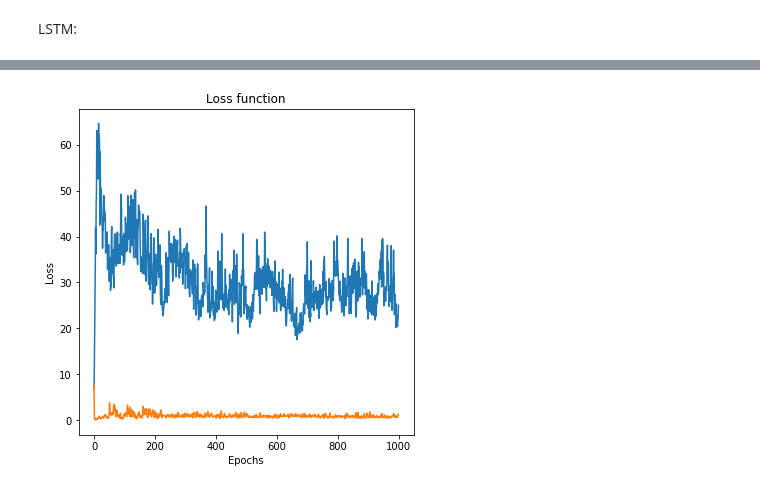
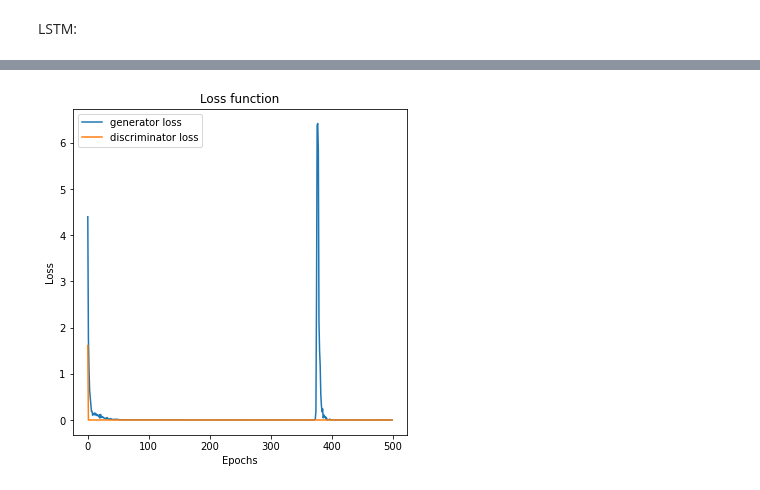
Before and after one commit to gonzaq94/GAN-chaotic-systems, a Jupyter notebook: gan_implementation.ipynb, the cells around one changed output, grey strips where cells are left out. Cells and saved outputs as stored; diff of their text form; code cells hidden in the pictures.

Commit message:
update LSTM and FC GANs

```diff
--- a/gan_implementation.ipynb
+++ b/gan_implementation.ipynb
@@ -269,7 +276,7 @@ _________________________________________________________________
 # %% [markdown]
 ## Train model
 # %%
-loss_generator,loss_discriminator = g.train(X_train,500,128)
+loss_generator,loss_discriminator = g.train(X,500,128)
 # %% [output]
 Epoch 1
 Epoch 2
@@ -338,9 +330,6 @@ plt.show()
 # %% [markdown]
 LSTM:
 # %%
-N = 1000
-X = generate_data(N)
-
 test_size = 0.3
 
 train_test_limit = int((1-test_size)*X.shape[0])
@@ -353,6 +342,8 @@ X_train.shape
 # %%
 class gan_LSTM(object):
     def __init__(self):
+
+        self.input_dim = 3000
         self.generator = Sequential()
         self.discriminator = Sequential()
         self.gan = Model()
@@ -362,18 +353,21 @@ class gan_LSTM(object):
         self.create_gan()
 
     def create_generator(self):
-        self.generator.add(LSTM(100, activation='tanh', recurrent_activation='sigmoid',input_shape=(1,300)))
-        self.generator.add(Dense(units=300,activation ='tanh'))
+        self.generator.add(LSTM(100, activation='tanh', recurrent_activation='sigmoid',input_shape=(1,self.input_dim)))
+        self.generator.add(Dense(units=self.input_dim,activation ='tanh'))
         self.generator.compile(loss='binary_crossentropy', optimizer='adam')
 
     def create_discriminator(self):
 
-        self.discriminator.add(Dense(units=1024,input_dim=300, activation='selu'))
+        self.discriminator.add(BatchNormalization(input_shape=[self.input_dim]))
 
-        self.discriminator.add(Dense(units=512,activation ='selu'))
+
+        self.discriminator.add(Dense(units=100, activation='selu'))
+
+        #self.discriminator.add(Dense(units=512,activation ='selu'))
         #self.discriminator.add(LeakyReLU(alpha=0.2))
 
-        self.discriminator.add(Dense(units=256,activation ='selu'))
+        self.discriminator.add(Dense(units=20,activation ='selu'))
         #self.discriminator.add(LeakyReLU(alpha=0.2))
 
         self.discriminator.add(Dense(units=1, activation='sigmoid'))
@@ -383,7 +377,7 @@ class gan_LSTM(object):
     def create_gan(self):
 
         self.discriminator.trainable=False
-        gan_input = Input(shape=(1,300,))
+        gan_input = Input(shape=(1,self.input_dim,))
         x = self.generator(gan_input)
         gan_output= self.discriminator(x)
         self.gan = Model(inputs=gan_input, outputs=gan_output)
@@ -421,11 +415,13 @@ class gan_LSTM(object):
 
                 N = np.shape(real_trajectory)[0]#we now use N instead of batch_size, as the last batch
                                                 #may be smaller than the batch size
+                if N == 0:
+                  break
 
                 #generate  random noise as an input  to  initialize the  generator
-                noise= np.random.normal(0,1, [N,1 ,300])
+                noise= np.random.normal(0,1, [N,1 ,self.input_dim])
 
-                generated_trajectory = self.generator.predict(noise)#.reshape(N,100,3)
+                generated_trajectory = np.array(self.generator.predict(noise))#.reshape(N,100,3)
                 #Construct different batches of  real and fake data
 
                 X= np.concatenate([real_trajectory, generated_trajectory], axis=0)
@@ -441,7 +437,7 @@ class gan_LSTM(object):
 
 
                 #Tricking the noised input of the Generator as real data
-                noise= np.random.normal(0,1, [N,1, 300])
+                noise= np.random.normal(0,1, [N,1, self.input_dim])
                 y_gen = np.ones(N)
 
                 # During the training of gan,
@@ -461,7 +457,7 @@ class gan_LSTM(object):
 
     def generate(self,N):
 
-        noise= np.random.normal(0,1, [N,1, 300])
+        noise= np.random.normal(0,1, [N,1, self.input_dim])
 
         return np.transpose(self.generator.predict(noise))
 # %%
@@ -490,4 +486,4 @@ _________________________________________________________________
 # %%
-loss,loss_discriminator = g_LSTM.train(X_train,100,1)
+loss_generator,loss_discriminator = g_LSTM.train(X_train,500,128)
 # %% [output]
 Epoch 1
@@ -495,10 +502,11 @@ ValueError: ignored
 # %%
 plt.figure(figsize=(6,6))
-plt.plot(loss)
+plt.plot(loss_generator)
 plt.plot(loss_discriminator)
 plt.title('Loss function')
 plt.xlabel('Epochs')
 plt.ylabel('Loss')
+plt.legend(['generator loss','discriminator loss'])
 plt.show()
 # %% [output]
-[figure, old version]
+[figure, new version]
```
Also changed, not shown: parts of 26 cells of this notebook.
